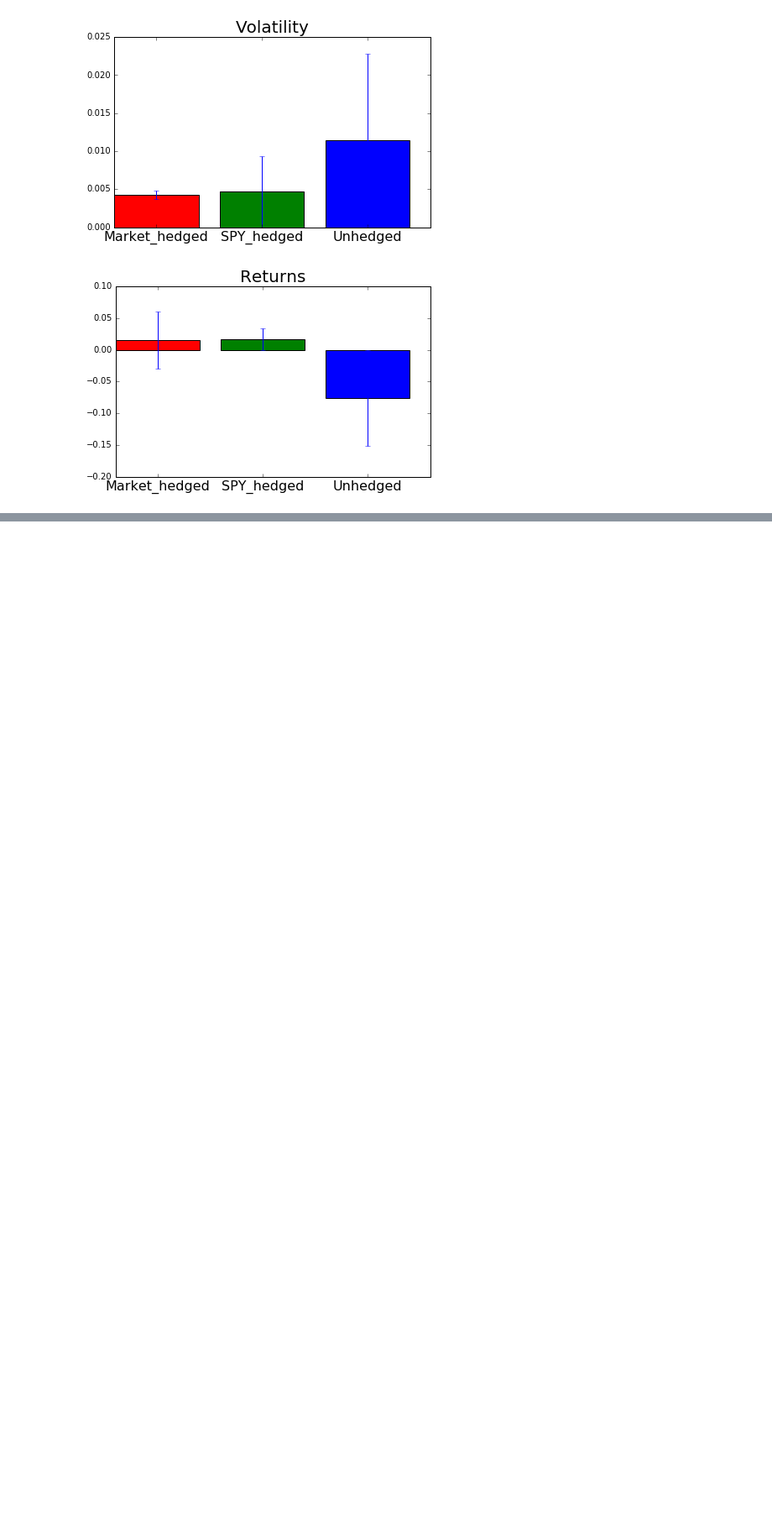
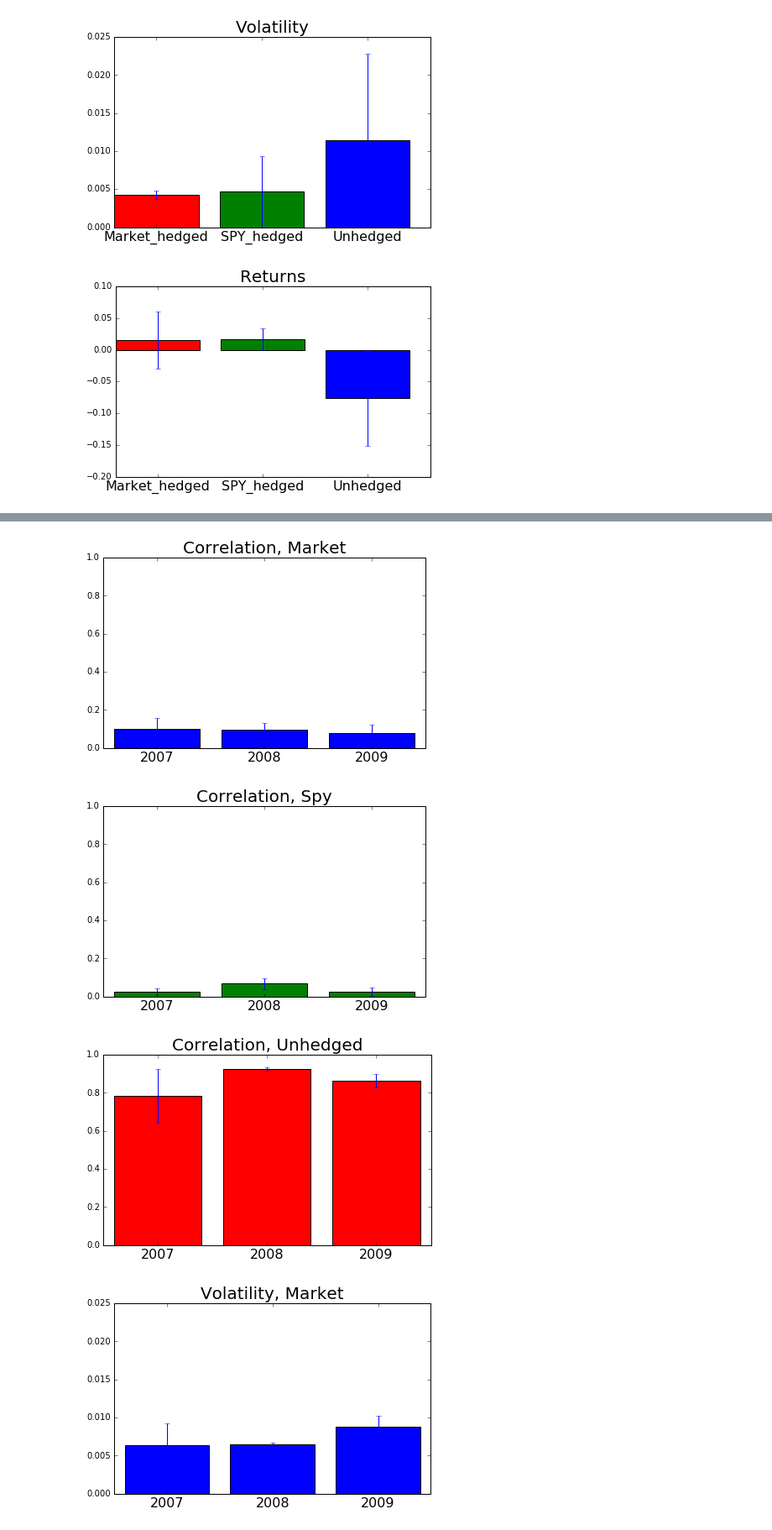
Before and after one commit to AC297R-Project/AC297_beta, a Jupyter notebook: work/Junge/workbook13.ipynb, the cells around one changed output, grey strips where cells are left out. Shown at 84% size. Cells and saved outputs as stored; diff of their text form; code cells hidden in the pictures; blank space fills up the shorter version.

```diff
--- a/work/Junge/workbook13.ipynb
+++ b/work/Junge/workbook13.ipynb
@@ -63,0 +339,48 @@ for metric in ['sharpe','correlation','volatility','returns']:
+# %%
+
+def display2(dfs):
+    colors = {'unhedged':'r', 'spy':'g', 'market':'b'}
+    for metric in ['correlation','volatility','returns']:
+        for hedge in ['market','spy','unhedged']:
+
+
+            result7 = df0[hedge+'_'+metric].copy()
+            result8 = df1[hedge+'_'+metric].copy()
+            result9 = df2[hedge+'_'+metric].copy()
+
+            if metric=='returns':
+                result7*=100
+                result8*=100
+                result9*=100
+
+            mean7 = np.mean(result7)
+            mean8 = np.mean(result8)
+            mean9 = np.mean(result9)
+
+            std7 = np.std(result7)
+            std8 = np.std(result8)
+            std9 = np.std(result9)
+
+            plt.bar([0,1,2],[mean7, mean8, mean9], color=colors[hedge],yerr=[std7,std8,std9])
+            plt.xticks(np.array([0,1,2]) + 0.4, ('2007', '2008', '2009'), fontsize = 16)
+
+            plt.title(metric.capitalize()+", "+hedge.capitalize(), fontsize=20)
+            plt.tight_layout()
+
+            if metric=='correlation':
+                plt.ylim((0,1))
+            elif metric=='volatility':
+                plt.ylim((0,0.025))
+            else:
+                plt.ylim((-50,80))
+
+            plt.xlim((-0.1,2.9))
+
+            plt.show()
+# %%
+display2([df0,df1,df2])
+# %% [output]
+[figure, added]
+[figure, added]
+[figure, added]
+[figure, added]
```
Also changed, not shown: parts of 24 cells of this notebook.
